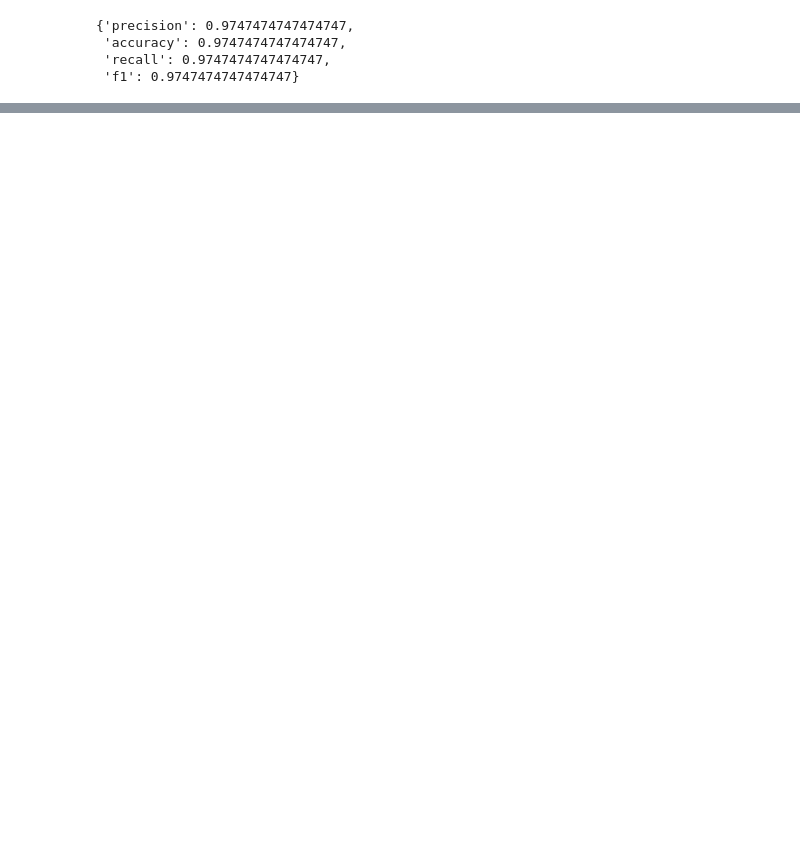
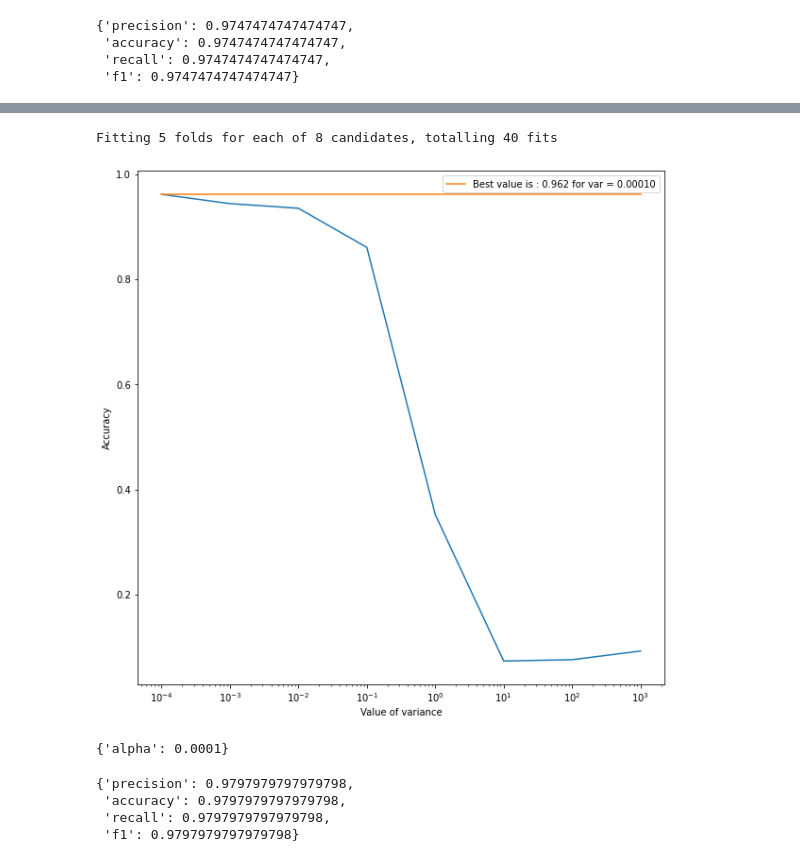
Before and after one commit to Arthur8754/ProjetML, a Jupyter notebook: main.ipynb, the cells around one changed output, grey strips where cells are left out. Drawn from its saved outputs; the diff is of its cells as text; code cells hidden in the pictures; blank space fills up the shorter version.

```diff
--- a/main.ipynb
+++ b/main.ipynb
@@ -147,0 +112,26 @@ Please also refer to the documentation for alternative solver options:
+# %%
+# create an instance of the LogisticRegressionClassifier class with a dictionary of hyperparameters to search over
+perceptron_classifier = Perceptron_Classifier({"alpha":[1e-4, 1e-3, 1e-2, 1e-1, 1e0, 1e1, 1e2, 1e3]})
+
+# find the best hyperparameters for the classifier
+perceptron_best_params = perceptron_classifier.hyperparameter_search(X_train, y_train, k=5,graphic=True)
+print(perceptron_best_params)
+# %% [output]
+Fitting 5 folds for each of 8 candidates, totalling 40 fits
+[figure, added]
+{'alpha': 0.0001}
+# %%
+perceptron_classifier = Perceptron_Classifier()
+perceptron_classifier.setParameter(perceptron_best_params)
+
+perceptron_classifier.train(X_train,y_train)
+
+y_pred = perceptron_classifier.predict(X_test)
+
+# use the LabelEncoder object to transform your data
+perceptron_classifier.error(y_pred,y_test)
+# %% [output]
+{'precision': 0.9797979797979798,
+ 'accuracy': 0.9797979797979798,
+ 'recall': 0.9797979797979798,
+ 'f1': 0.9797979797979798}
```
Also changed, not shown: parts of 8 cells of this notebook, 4 other files.
